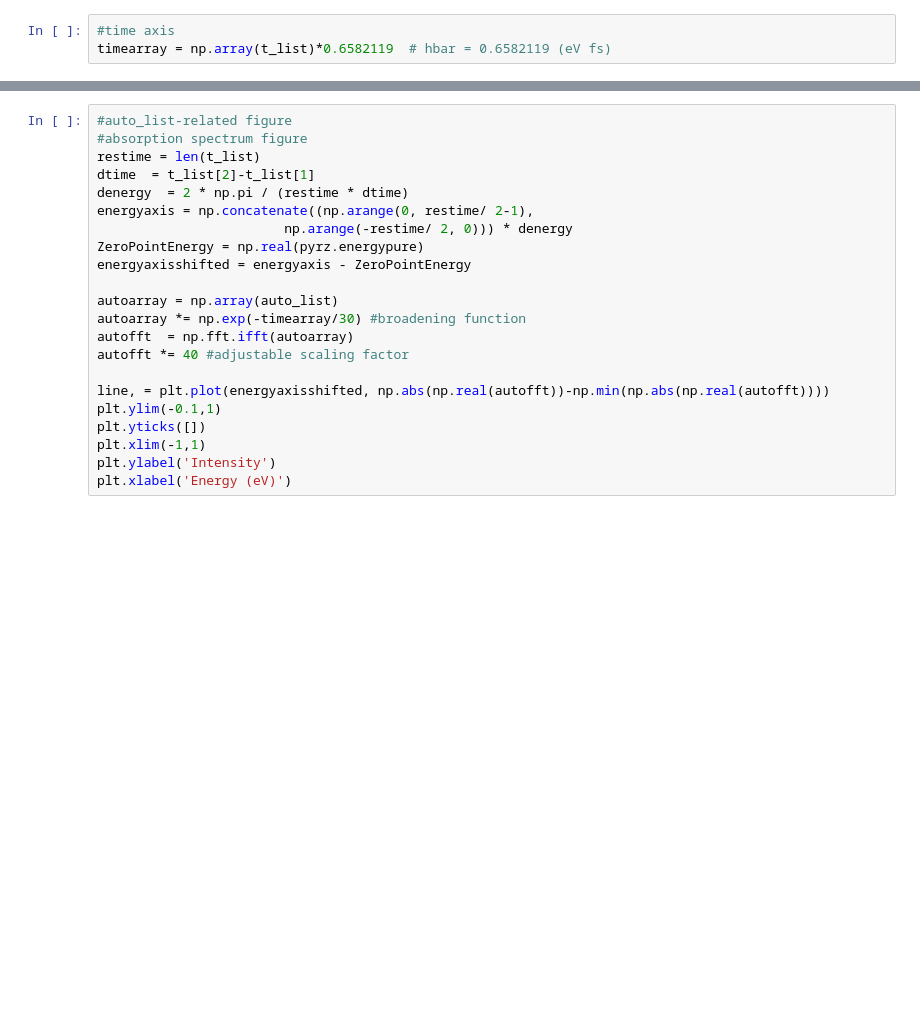
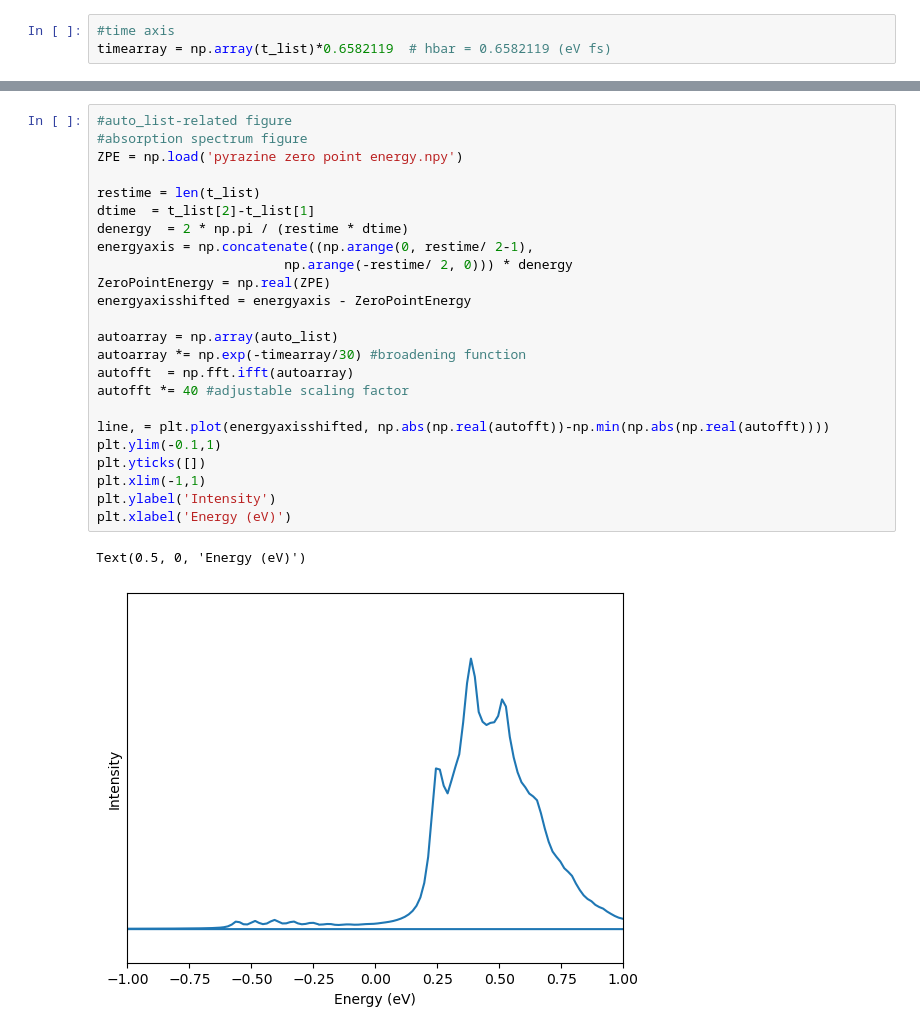
Before and after one commit to XN-F/GridBasedPyrazine, a Jupyter notebook: Time Dependent Properties Visualization.ipynb, the cells around one changed output, grey strips where cells are left out. Saved outputs shown, nothing was run; the diff lists cells and outputs as text; blank space fills up the shorter version.

```diff
--- a/Time Dependent Properties Visualization.ipynb
+++ b/Time Dependent Properties Visualization.ipynb
@@ -78,25 +95,30 @@ plt.xlabel('Time (fs)')
 # %%
 #auto_list-related figure
 #absorption spectrum figure
+ZPE = np.load('pyrazine zero point energy.npy')
+
 restime = len(t_list)
 dtime  = t_list[2]-t_list[1]
 denergy  = 2 * np.pi / (restime * dtime)
 energyaxis = np.concatenate((np.arange(0, restime/ 2-1),
                         np.arange(-restime/ 2, 0))) * denergy
-ZeroPointEnergy = np.real(pyrz.energypure)
+ZeroPointEnergy = np.real(ZPE)
 energyaxisshifted = energyaxis - ZeroPointEnergy
 
 autoarray = np.array(auto_list)
 autoarray *= np.exp(-timearray/30) #broadening function
 autofft  = np.fft.ifft(autoarray)
 autofft *= 40 #adjustable scaling factor
 
 line, = plt.plot(energyaxisshifted, np.abs(np.real(autofft))-np.min(np.abs(np.real(autofft))))
 plt.ylim(-0.1,1)
 plt.yticks([])
 plt.xlim(-1,1)
 plt.ylabel('Intensity')
 plt.xlabel('Energy (eV)')
+# %% [output]
+Text(0.5, 0, 'Energy (eV)')
+[figure, added]
 # %%
 #oneprob_list, twoprob_list-related figure
 #probability of S1 and S2 states plotting
```
Also changed, not shown: parts of 6 cells of this notebook, 3 other files.
